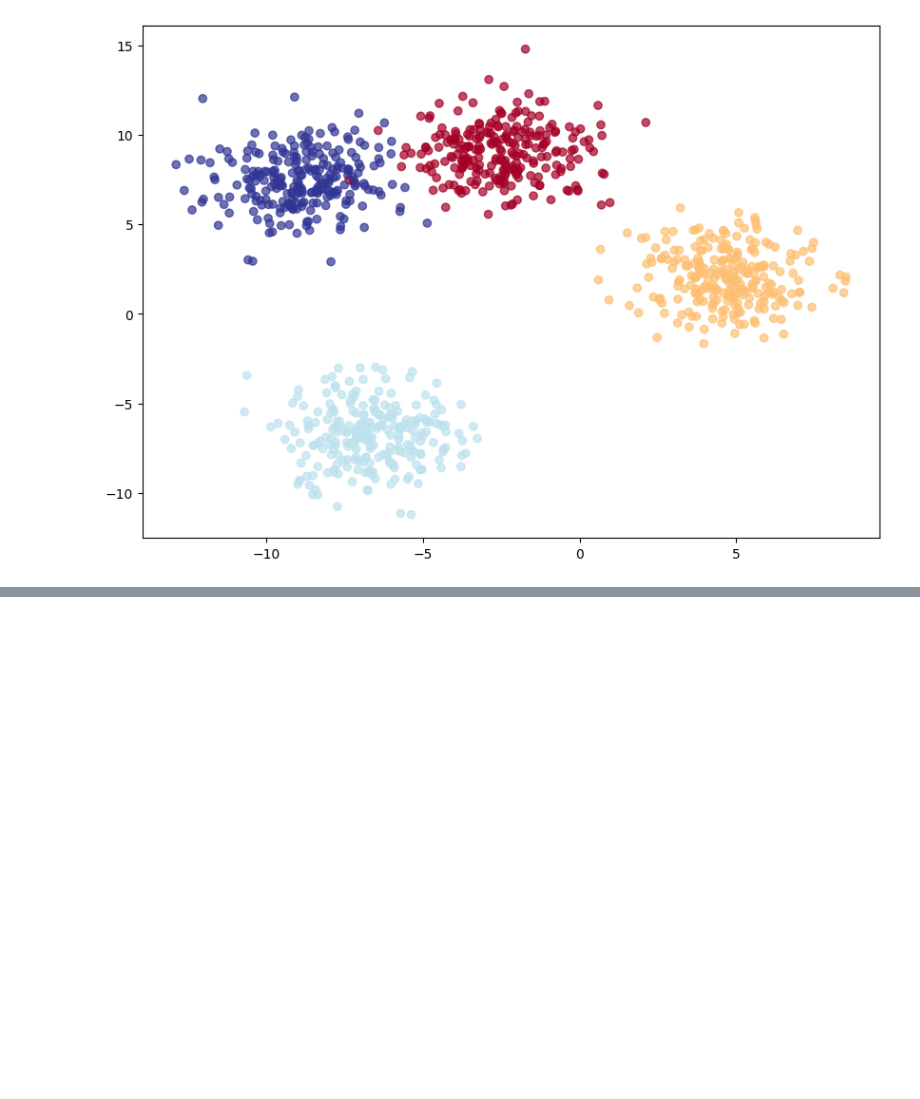
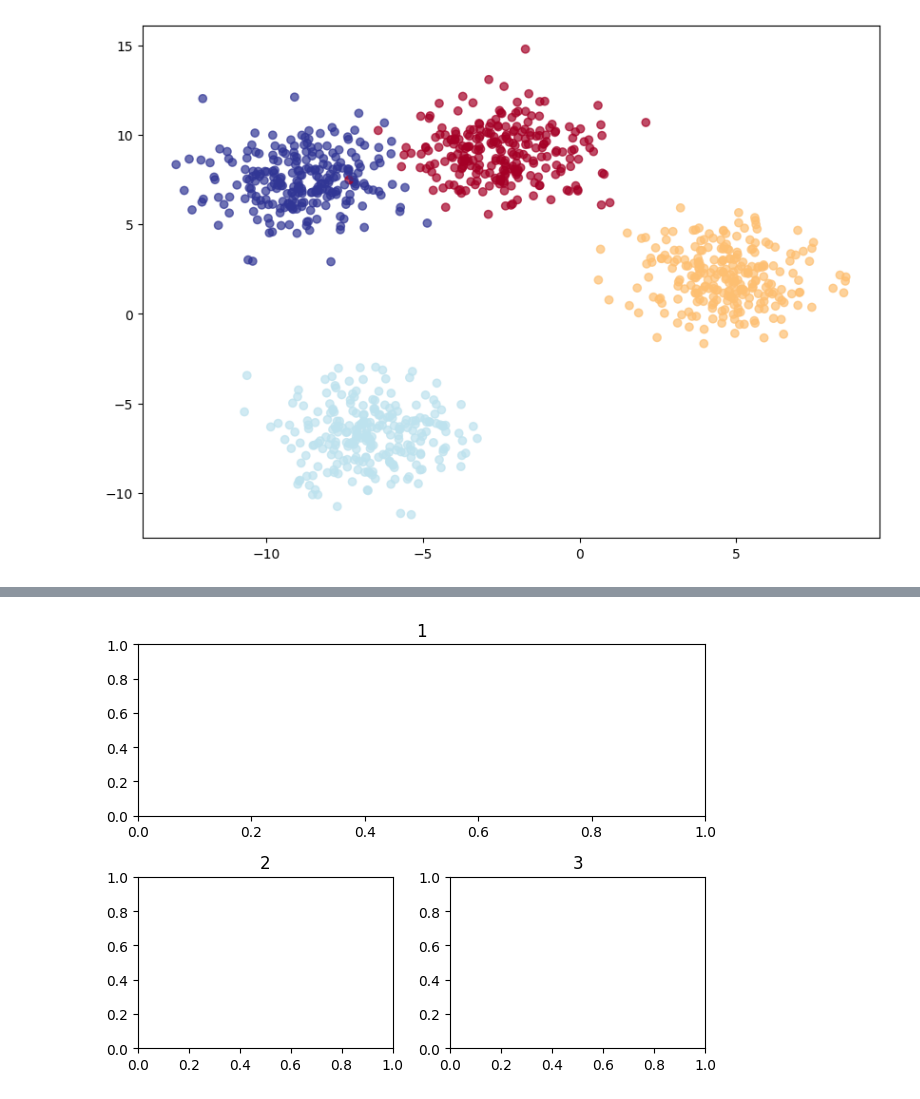
Before and after one commit to padrigon-lynbert/Learning_toorch, a Jupyter notebook: 04_nn_clutchsipikasiyon_pytorch.ipynb, the cells around one changed output, grey strips where cells are left out. Saved outputs shown, nothing was run; the diff lists cells and outputs as text; code cells hidden in the pictures; blank space fills up the shorter version.

```diff
--- a/04_nn_clutchsipikasiyon_pytorch.ipynb
+++ b/04_nn_clutchsipikasiyon_pytorch.ipynb
@@ -723,0 +929,15 @@ plt.scatter(X_blob[:, 0], X_blob[:, 1], c=y_blob, cmap="RdYlBu", alpha=0.7)
+# %%
+plt.subplot(2, 1, 1)  # Divides the figure into 2 rows, 1 column
+plt.title("1")
+
+# Bottom left subplot
+plt.subplot(2, 2, 3)  # 2 rows, 2 columns, position 3
+plt.title("2")
+
+
+plt.subplot(2, 2, 4)
+plt.title("3")
+plt.tight_layout()
+# plt.subplots_adjust(hspace=0.3)
+# %% [output]
+[figure, added]
```
Also changed, not shown: parts of 27 cells of this notebook, 13 other files.
